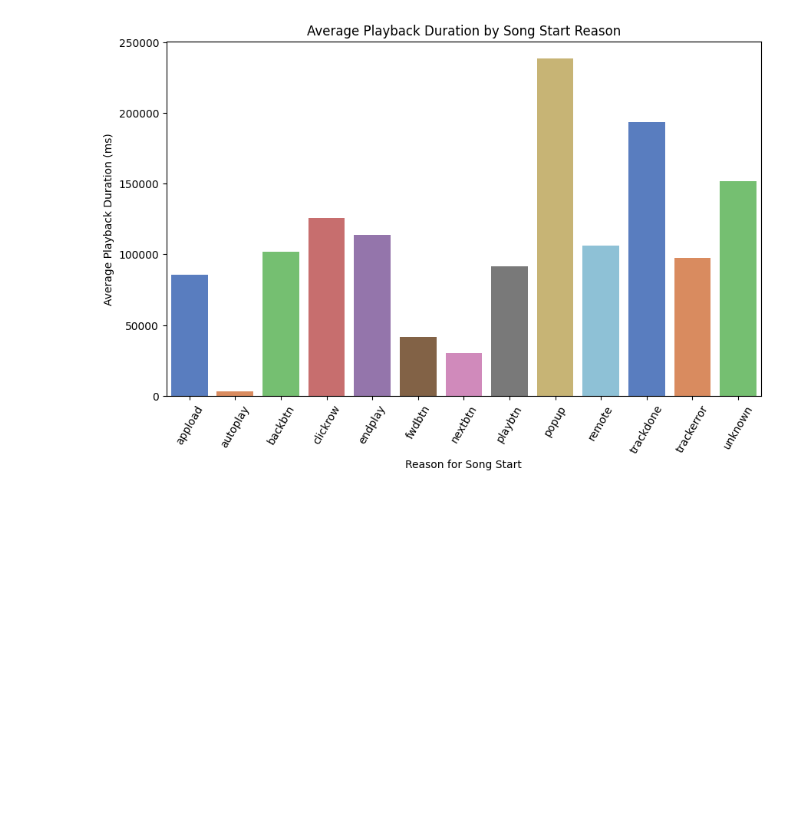
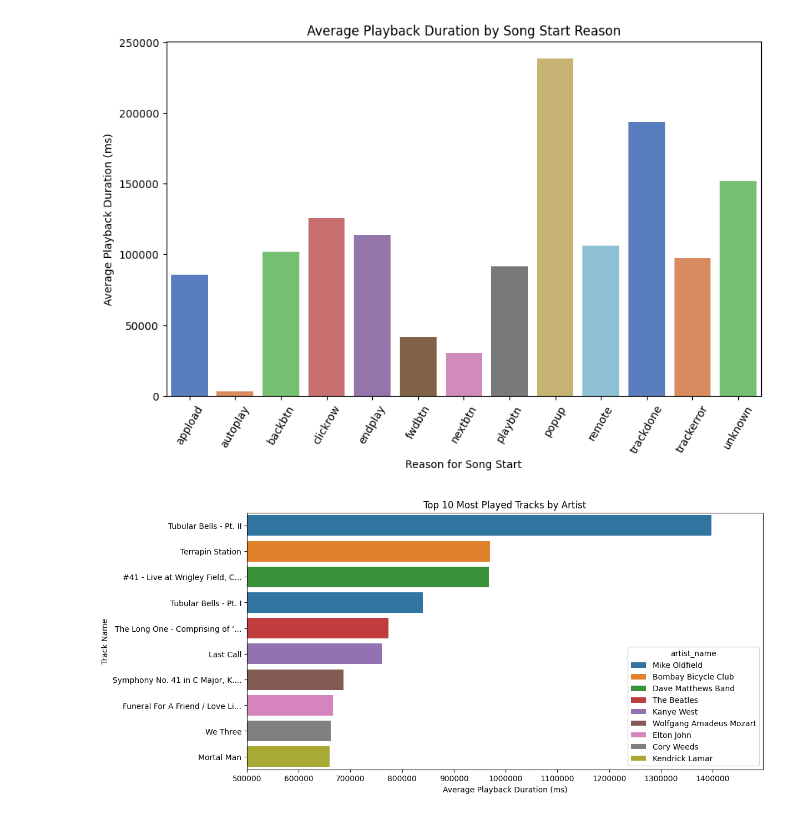
Before and after one commit to jp-asadon/spotify_analysis, a Jupyter notebook: notebook.ipynb, the cells around one changed output. Drawn from its saved outputs; the diff is of its cells as text; code cells hidden in the pictures; blank space fills up the shorter version.

```diff
--- a/notebook.ipynb
+++ b/notebook.ipynb
@@ -139,3 +139,34 @@ Passing `palette` without assigning `hue` is deprecated and will be removed in v
 
   sns.barplot(x="reason_start", y="ms_played", data=duration_reason, palette="muted")
 [figure]
+# %%
+# what are the top 10 most played tracks? (of any artist)
+
+top_track = df.groupby(["track_name", "artist_name"])["ms_played"].mean().reset_index().sort_values("ms_played", ascending=False).head(10)
+
+# Function to shorten track names and add ellipses
+def shorten_track_name(name, max_length=30):
+    if len(name) > max_length:
+        return name[:max_length] + "..."
+    return name
+
+# Apply the shortening function to the 'track_name' column
+top_track['short_track_name'] = top_track['track_name'].apply(shorten_track_name)
+
+# Create the bar plot with shortened track names
+plt.figure(figsize=(12, 6))
+sns.barplot(x="ms_played", y="short_track_name", data=top_track, hue="artist_name", dodge=False)
+plt.title("Top 10 Most Played Tracks by Artist")
+plt.xlabel("Average Playback Duration (ms)")
+plt.ylabel("Track Name")
+
+# Customizing the x-axis to show whole numbers
+plt.xlim(500000, top_track["ms_played"].max() + 100000)  # Setting the range from 500000 to max ms_played + 100000
+plt.xticks(ticks=range(500000, int(top_track["ms_played"].max()) + 100000, 100000))  # Setting tick intervals of 100000
+
+# Disable scientific notation and force whole numbers
+plt.ticklabel_format(style='plain', axis='x')
+
+plt.show()
+# %% [output]
+[figure, added]
```
Also changed, not shown: parts of 2 cells of this notebook.
